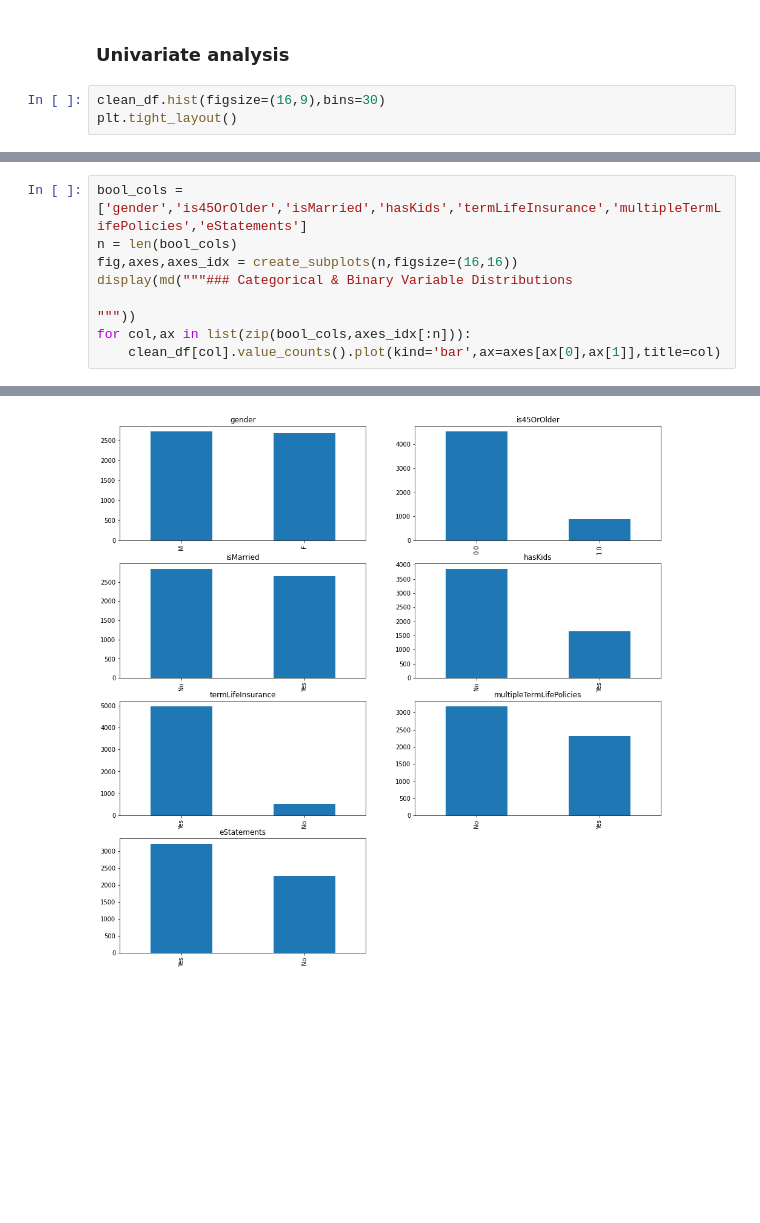
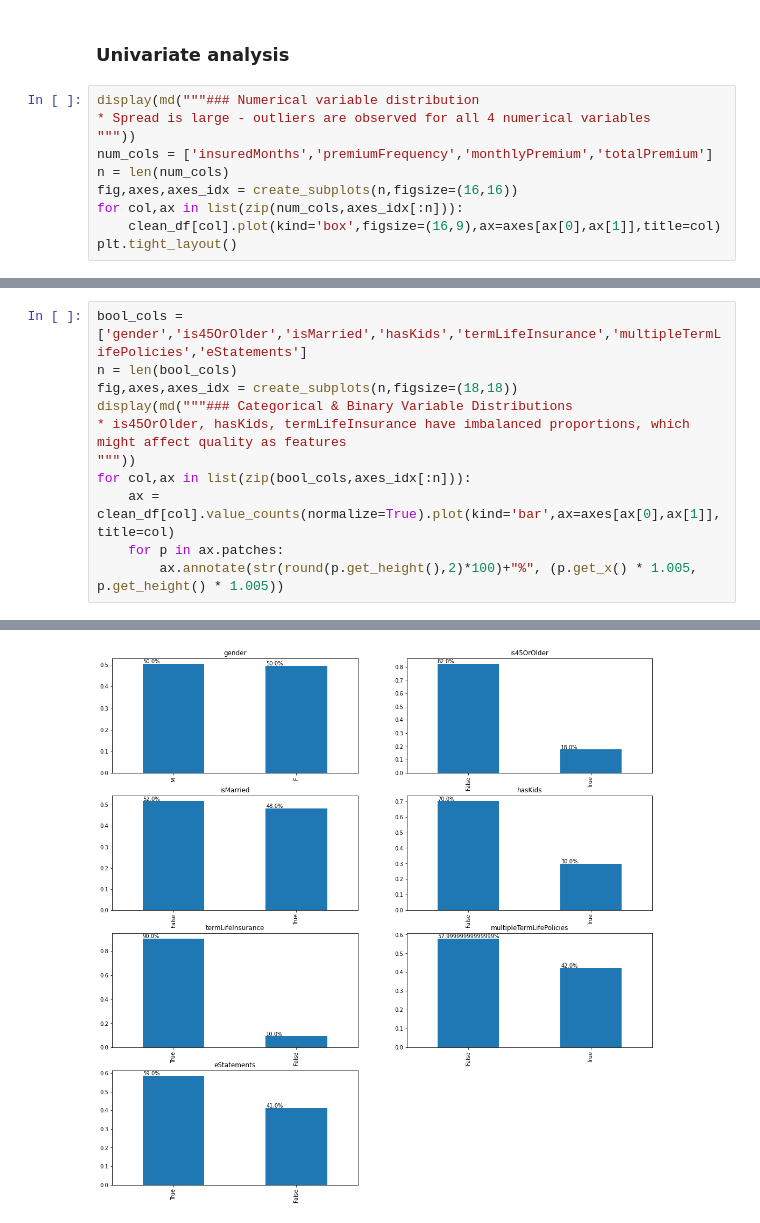
Before and after one commit to seanlamsk/tap2022-mol-vica, a Jupyter notebook: Insurance.ipynb, the cells around one changed output, grey strips where cells are left out. Cells and saved outputs as stored; diff of their text form; blank space fills up the shorter version.

```diff
--- a/Insurance.ipynb
+++ b/Insurance.ipynb
@@ -178,6 +206,13 @@ def create_subplots(n,figsize=(15, 25)):
 # %% [markdown]
 ### Univariate analysis
 # %%
-clean_df.hist(figsize=(16,9),bins=30)
+display(md("""### Numerical variable distribution
+* Spread is large - outliers are observed for all 4 numerical variables
+"""))
+num_cols = ['insuredMonths','premiumFrequency','monthlyPremium','totalPremium']
+n = len(num_cols)
+fig,axes,axes_idx = create_subplots(n,figsize=(16,16))
+for col,ax in list(zip(num_cols,axes_idx[:n])):
+    clean_df[col].plot(kind='box',figsize=(16,9),ax=axes[ax[0],ax[1]],title=col)
 plt.tight_layout()
 # %% [output]
@@ -185,10 +222,12 @@ plt.tight_layout()
 # %%
 bool_cols = ['gender','is45OrOlder','isMarried','hasKids','termLifeInsurance','multipleTermLifePolicies','eStatements']
 n = len(bool_cols)
-fig,axes,axes_idx = create_subplots(n,figsize=(16,16))
+fig,axes,axes_idx = create_subplots(n,figsize=(18,18))
 display(md("""### Categorical & Binary Variable Distributions
-
+* is45OrOlder, hasKids, termLifeInsurance have imbalanced proportions, which might affect quality as features
 """))
 for col,ax in list(zip(bool_cols,axes_idx[:n])):
-    clean_df[col].value_counts().plot(kind='bar',ax=axes[ax[0],ax[1]],title=col)
+    ax = clean_df[col].value_counts(normalize=True).plot(kind='bar',ax=axes[ax[0],ax[1]],title=col)
+    for p in ax.patches:
+        ax.annotate(str(round(p.get_height(),2)*100)+"%", (p.get_x() * 1.005, p.get_height() * 1.005))
 # %% [output]
@@ -195 +236 @@ for col,ax in list(zip(bool_cols,axes_idx[:n])):
-[figure, old version]
+[figure, new version]
```
Also changed, not shown: parts of 8 cells of this notebook.
